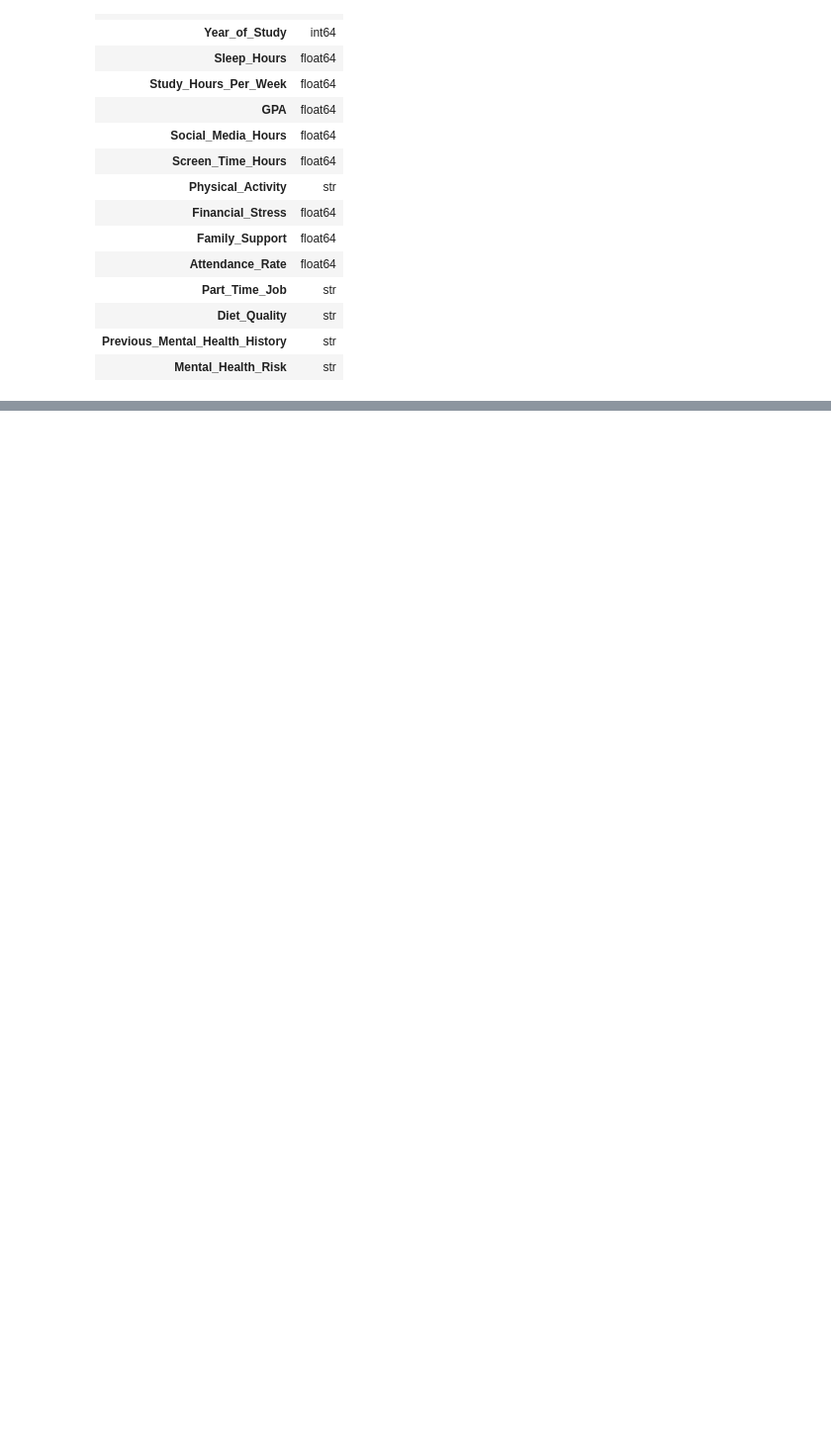
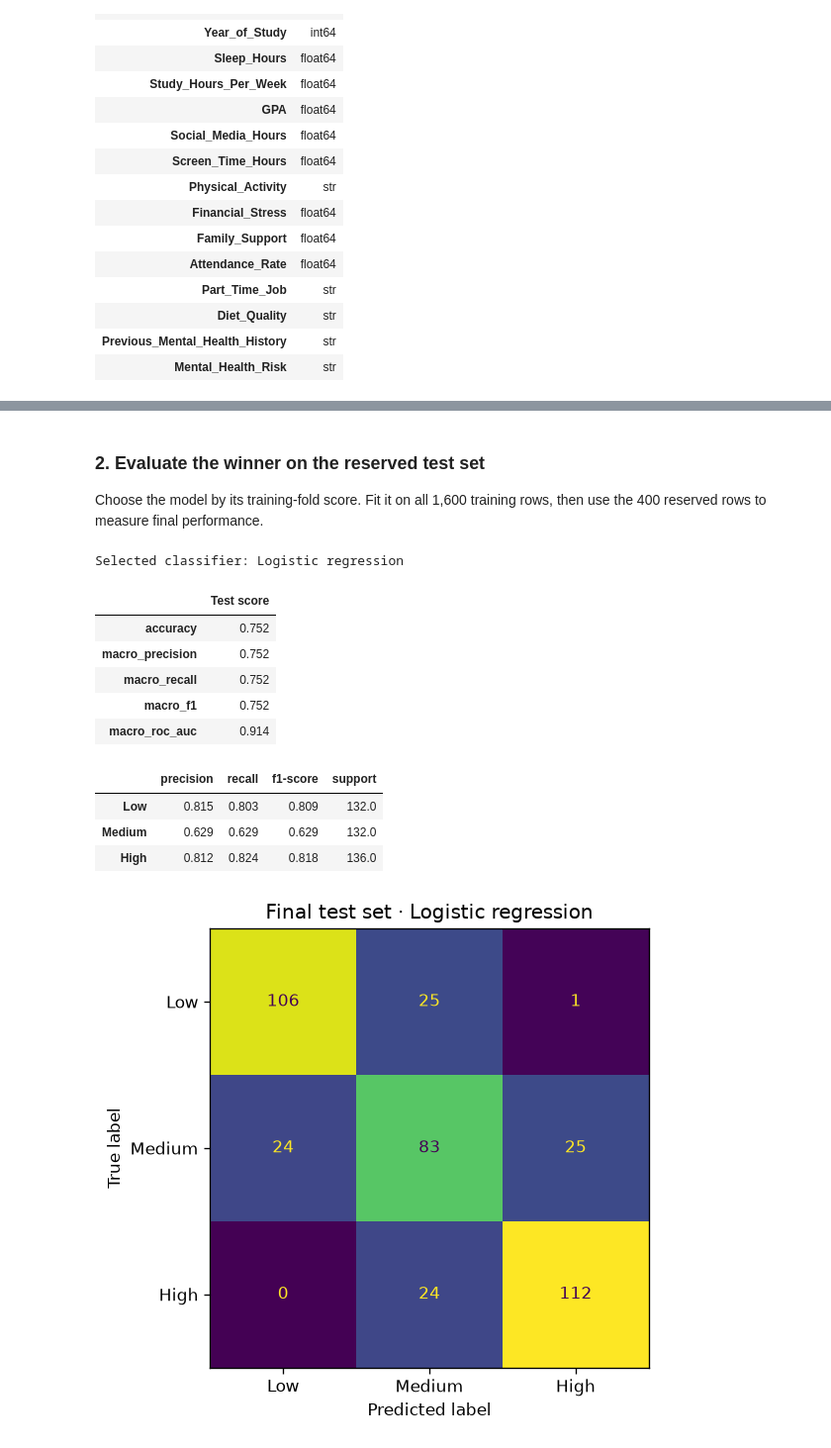
Before and after one commit to Void01014/Mental-Health, a Jupyter notebook: notebooks/Notebook.ipynb, the cells around one changed output, grey strips where cells are left out. Shown at 99% size. Drawn from its saved outputs; the diff is of its cells as text; code cells hidden in the pictures; blank space fills up the shorter version.

```diff
--- a/notebooks/Notebook.ipynb
+++ b/notebooks/Notebook.ipynb
@@ -75,0 +158,7 @@ df.describe()
+# %%
+X = df.drop(columns=["Student_ID", "Mental_Health_Risk"])
+y = df["Mental_Health_Risk"]
+
+X_train, X_test, y_train, y_test = train_test_split(
+    X, y, test_size=0.2, random_state=42, stratify=y
+)
@@ -75,0 +197,6 @@ df.describe()
+# %%
+X_train_prepared = preprocessor.fit_transform(X_train)
+X_test_prepared = preprocessor.transform(X_test)
+
+print("Prepared training shape:", X_train_prepared.shape)
+print("Prepared test shape:", X_test_prepared.shape)
@@ -75,0 +270,52 @@ df.describe()
+# %% [markdown]
+### 2. Evaluate the winner on the reserved test set
+
+Choose the model by its training-fold score. Fit it on all 1,600 training rows, then use the 400 reserved rows to measure final performance.
+# %%
+from sklearn.base import clone
+from sklearn.metrics import (
+    ConfusionMatrixDisplay, accuracy_score, classification_report,
+    confusion_matrix, roc_auc_score,
+)
+
+winner = comparison.index[0]
+winning_search = searches[winner]
+final_model = clone(winning_search.estimator).set_params(**winning_search.best_params_)
+final_model.fit(X_train, y_train)
+
+predictions = final_model.predict(X_test)
+probabilities = final_model.predict_proba(X_test)
+labels = ["Low", "Medium", "High"]
+report = classification_report(
+    y_test, predictions, labels=labels, output_dict=True, zero_division=0
+)
+matrix = confusion_matrix(y_test, predictions, labels=labels)
+test_scores = {
+    "accuracy": accuracy_score(y_test, predictions),
+    "macro_precision": report["macro avg"]["precision"],
+    "macro_recall": report["macro avg"]["recall"],
+    "macro_f1": report["macro avg"]["f1-score"],
+    "macro_roc_auc": roc_auc_score(
+        y_test, probabilities, labels=final_model.classes_, multi_class="ovr",
+    ),
+}
+print("Selected classifier:", winner)
+display(pd.Series(test_scores, name="Test score").round(3).to_frame())
+display(pd.DataFrame(report).T.loc[labels].round(3))
+
+ConfusionMatrixDisplay(matrix, display_labels=labels).plot(colorbar=False)
+plt.title(f"Final test set · {winner}")
+plt.show()
+# %% [output]
+Selected classifier: Logistic regression
+|  | Test score |
+| accuracy | 0.752 |
+| macro_precision | 0.752 |
+| macro_recall | 0.752 |
+| macro_f1 | 0.752 |
+| macro_roc_auc | 0.914 |
+|  | precision | recall | f1-score | support |
+| Low | 0.815 | 0.803 | 0.809 | 132.0 |
+| Medium | 0.629 | 0.629 | 0.629 | 132.0 |
+| High | 0.812 | 0.824 | 0.818 | 136.0 |
+[figure, added]
```
Also changed, not shown: parts of 25 cells of this notebook, 4 other files.
